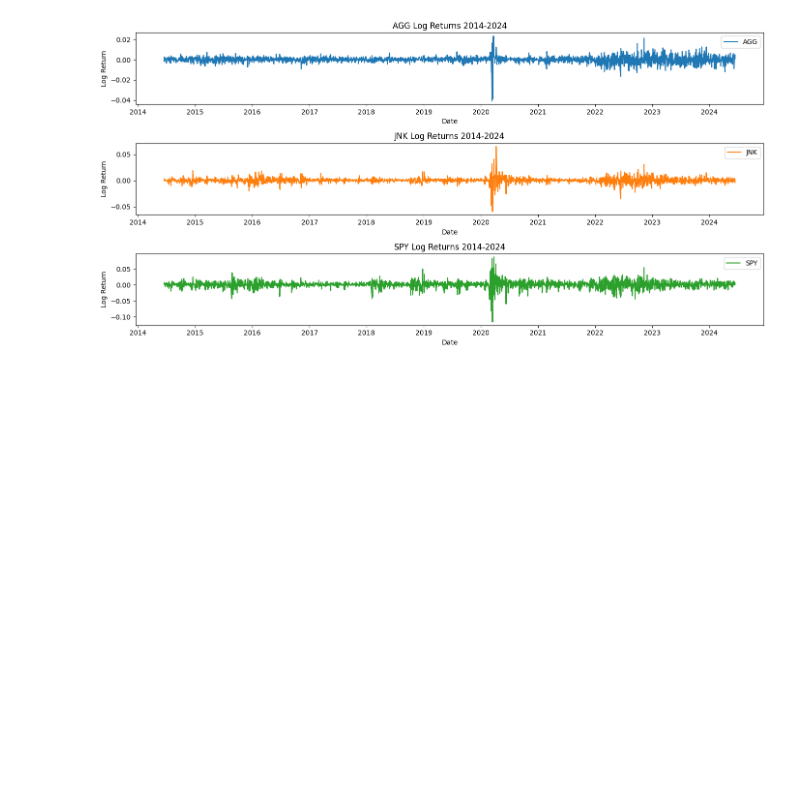
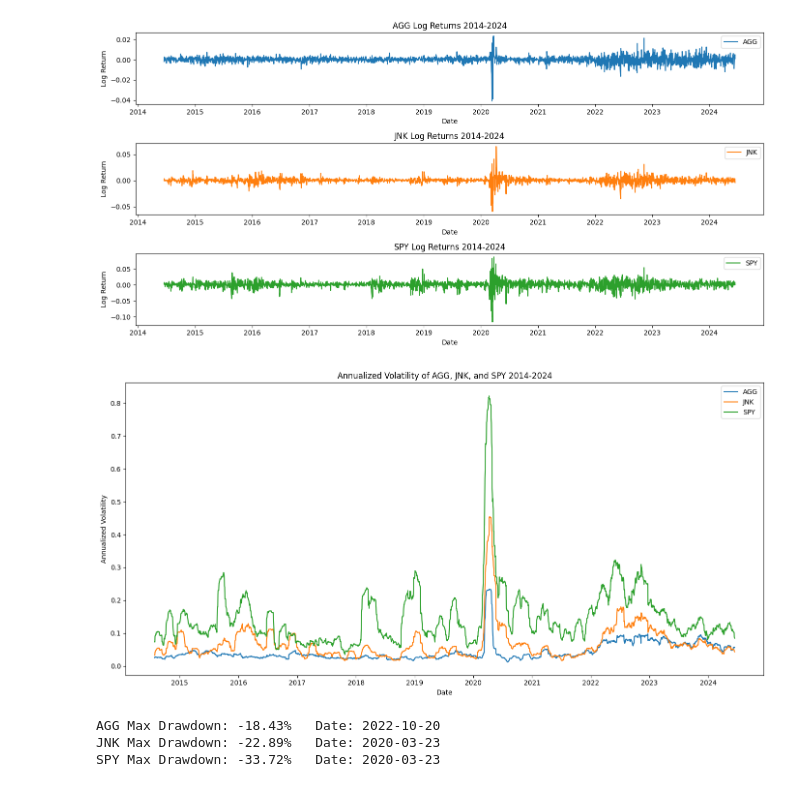
Before and after one commit to XiaozheZhangLehigh/Evaluating-the-Role-of-High-Yield-Bonds, a Jupyter notebook: code.ipynb, the cells around one changed output. Saved outputs shown, nothing was run; the diff lists cells and outputs as text; code cells hidden in the pictures; blank space fills up the shorter version.

```diff
--- a/code.ipynb
+++ b/code.ipynb
@@ -13,10 +13,12 @@ agg['Date'] = pd.to_datetime(agg['Date'])
 jnk['Date'] = pd.to_datetime(jnk['Date'])
 spy['Date'] = pd.to_datetime(spy['Date'])
 
+start_date = '2014-06-16'
+end_date = '2024-06-14'
 # filter the Date from 2014-06-16 to 2024-06-14
-agg = agg[(agg['Date'] >= '2014-06-16') & (agg['Date'] <= '2024-06-14')]
-jnk = jnk[(jnk['Date'] >= '2014-06-16') & (jnk['Date'] <= '2024-06-14')]
-spy = spy[(spy['Date'] >= '2014-06-16') & (spy['Date'] <= '2024-06-14')]
+agg = agg[(agg['Date'] >= start_date) & (agg['Date'] <= end_date)]
+jnk = jnk[(jnk['Date'] >= start_date) & (jnk['Date'] <= end_date)]
+spy = spy[(spy['Date'] >= start_date) & (spy['Date'] <= end_date)]
 # %%
 # Calculate daily returns
 agg['DailyReturn'] = agg['Adj Close'].pct_change()
@@ -95,3 +97,54 @@ plt.tight_layout()
 plt.show()
 # %% [output]
 [figure]
+# %%
+# calculate the annualized volatility for each etf
+# calculate the annualized volatility for each etf with a 30-day rolling window
+window_size = 30
+agg['Volatility'] = agg['DailyReturn'].rolling(window=window_size).std() * np.sqrt(252)
+jnk['Volatility'] = jnk['DailyReturn'].rolling(window=window_size).std() * np.sqrt(252)
+spy['Volatility'] = spy['DailyReturn'].rolling(window=window_size).std() * np.sqrt(252)
+
+# Plotting the annualized volatility
+plt.figure(figsize=(14, 7))
+
+plt.plot(agg['Date'], agg['Volatility'], label='AGG')
+plt.plot(jnk['Date'], jnk['Volatility'], label='JNK')
+plt.plot(spy['Date'], spy['Volatility'], label='SPY')
+
+plt.title('Annualized Volatility of AGG, JNK, and SPY 2014-2024')
+plt.xlabel('Date')
+plt.ylabel('Annualized Volatility')
+plt.legend()
+
+plt.tight_layout()
+plt.show()
+# %% [output]
+[figure, added]
+# %%
+# Calculate the cumulative maximum of the adjusted close prices
+agg['CumulativeMax'] = agg['Adj Close'].cummax()
+jnk['CumulativeMax'] = jnk['Adj Close'].cummax()
+spy['CumulativeMax'] = spy['Adj Close'].cummax()
+
+# Calculate the drawdown
+agg['Drawdown'] = (agg['Adj Close'] - agg['CumulativeMax']) / agg['CumulativeMax']
+jnk['Drawdown'] = (jnk['Adj Close'] - jnk['CumulativeMax']) / jnk['CumulativeMax']
+spy['Drawdown'] = (spy['Adj Close'] - spy['CumulativeMax']) / spy['CumulativeMax']
+
+# Calculate the maximum drawdown
+agg_max_drawdown = agg['Drawdown'].min()
+jnk_max_drawdown = jnk['Drawdown'].min()
+spy_max_drawdown = spy['Drawdown'].min()
+
+agg_max_drawdown_date = agg['Date'][agg['Drawdown'].idxmin()].strftime('%Y-%m-%d')
+jnk_max_drawdown_date = jnk['Date'][jnk['Drawdown'].idxmin()].strftime('%Y-%m-%d')
+spy_max_drawdown_date = spy['Date'][spy['Drawdown'].idxmin()].strftime('%Y-%m-%d')
+
+print(f"AGG Max Drawdown: {agg_max_drawdown:.2%}   Date: {agg_max_drawdown_date}")
+print(f"JNK Max Drawdown: {jnk_max_drawdown:.2%}   Date: {jnk_max_drawdown_date}")
+print(f"SPY Max Drawdown: {spy_max_drawdown:.2%}   Date: {spy_max_drawdown_date}")
+# %% [output]
+AGG Max Drawdown: -18.43%   Date: 2022-10-20
+JNK Max Drawdown: -22.89%   Date: 2020-03-23
+SPY Max Drawdown: -33.72%   Date: 2020-03-23
```
Also changed, not shown: parts of 13 cells of this notebook.
